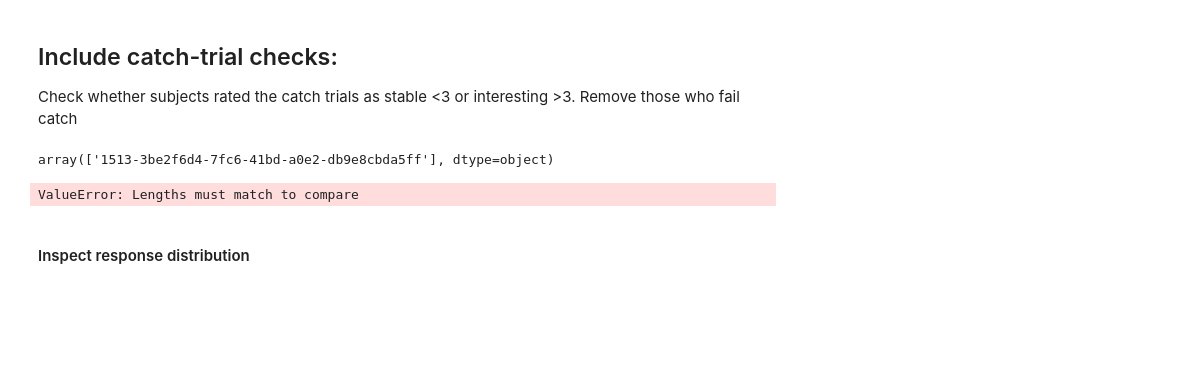
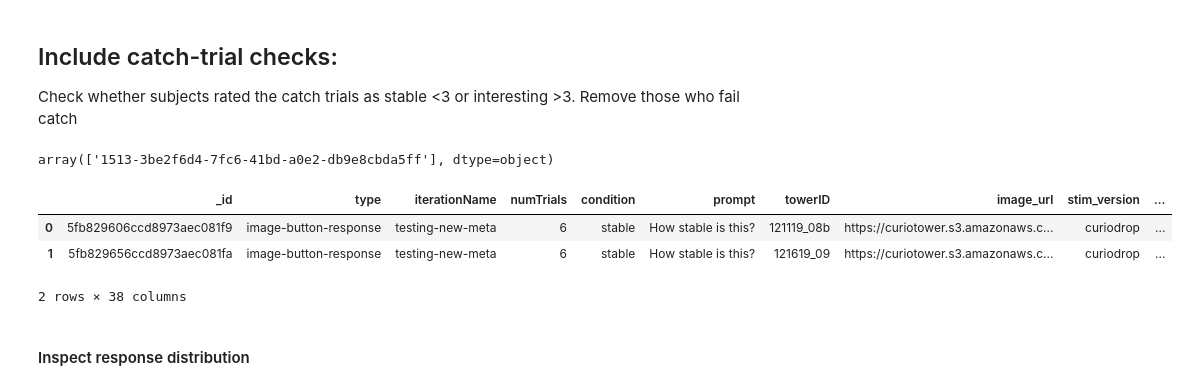
Before and after one commit to choldawa/curiotower_CogSci2021, a Jupyter notebook: analysis/evalTower-prepilot.ipynb, the cells around one changed output. Cells and saved outputs as stored; diff of their text form; code cells hidden in the pictures; blank space fills up the shorter version.

```diff
--- a/analysis/evalTower-prepilot.ipynb
+++ b/analysis/evalTower-prepilot.ipynb
@@ -178,10 +178,13 @@ failed_catch
 # %% [output]
 array(['1513-3be2f6d4-7fc6-41bd-a0e2-db9e8cbda5ff'], dtype=object)
 # %%
-df = df[~df.country.isin(countries_to_keep)]]
+df = df[~df.gameID.isin(failed_catch)]
 df.head(2)
 # %% [output]
+|  | _id | type | iterationName | numTrials | condition | prompt | towerID | image_url | stim_version | ... |
+| 0 | 5fb829606ccd8973aec081f9 | image-button-response | testing-new-meta | 6 | stable | How stable is this? | 121119_08b | https://curiotower.s3.amazonaws.c... | curiodrop | ... |
+| 1 | 5fb829656ccd8973aec081fa | image-button-response | testing-new-meta | 6 | stable | How stable is this? | 121619_09 | https://curiotower.s3.amazonaws.c... | curiodrop | ... |
-ValueError: Lengths must match to compare
+2 rows × 38 columns
 # %% [markdown]
 #### Inspect response distribution
 # %%
```
Also changed, not shown: parts of 1 cell of this notebook.
